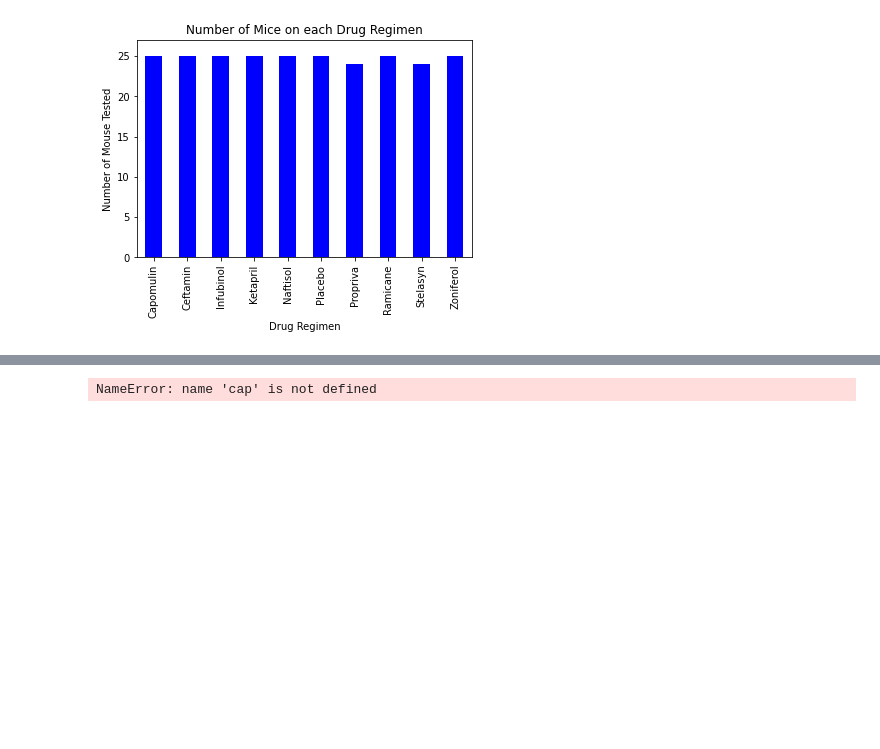
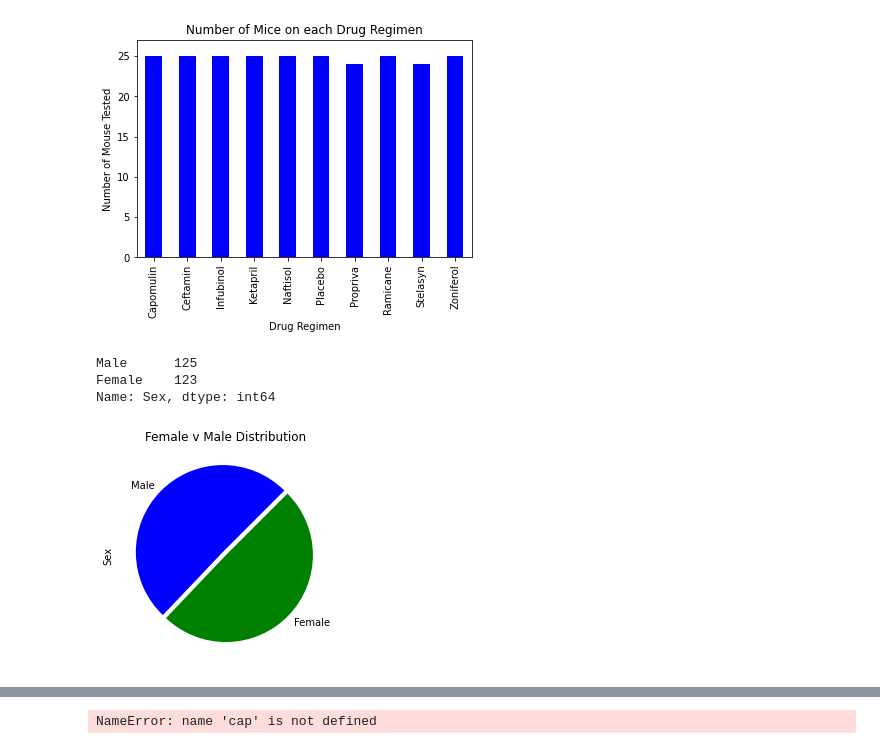
Before and after one commit to jacobhash570/Matplotlib---The-Power-of-Plots, a Jupyter notebook: Pymaceuticals.ipynb, the cells around one changed output, grey strips where cells are left out. Cells and saved outputs as stored; diff of their text form; code cells hidden in the pictures; blank space fills up the shorter version.

```diff
--- a/Pymaceuticals.ipynb
+++ b/Pymaceuticals.ipynb
@@ -158,0 +145,14 @@ plt.ylabel("")
+# %%
+mouses_gender = new_df[["Mouse ID", "Sex"]].drop_duplicates()
+
+colors = ["b","g"]
+explode=(0.05,0)
+
+sex_type = mouses_gender["Sex"].value_counts()
+s = sex_type.plot(kind="pie", title="Female v Male Distribution", startangle=45, explode=explode, colors=colors)
+sex_type
+# %% [output]
+Male      125
+Female    123
+Name: Sex, dtype: int64
+[figure, added]
```
Also changed, not shown: parts of 4 cells of this notebook.
